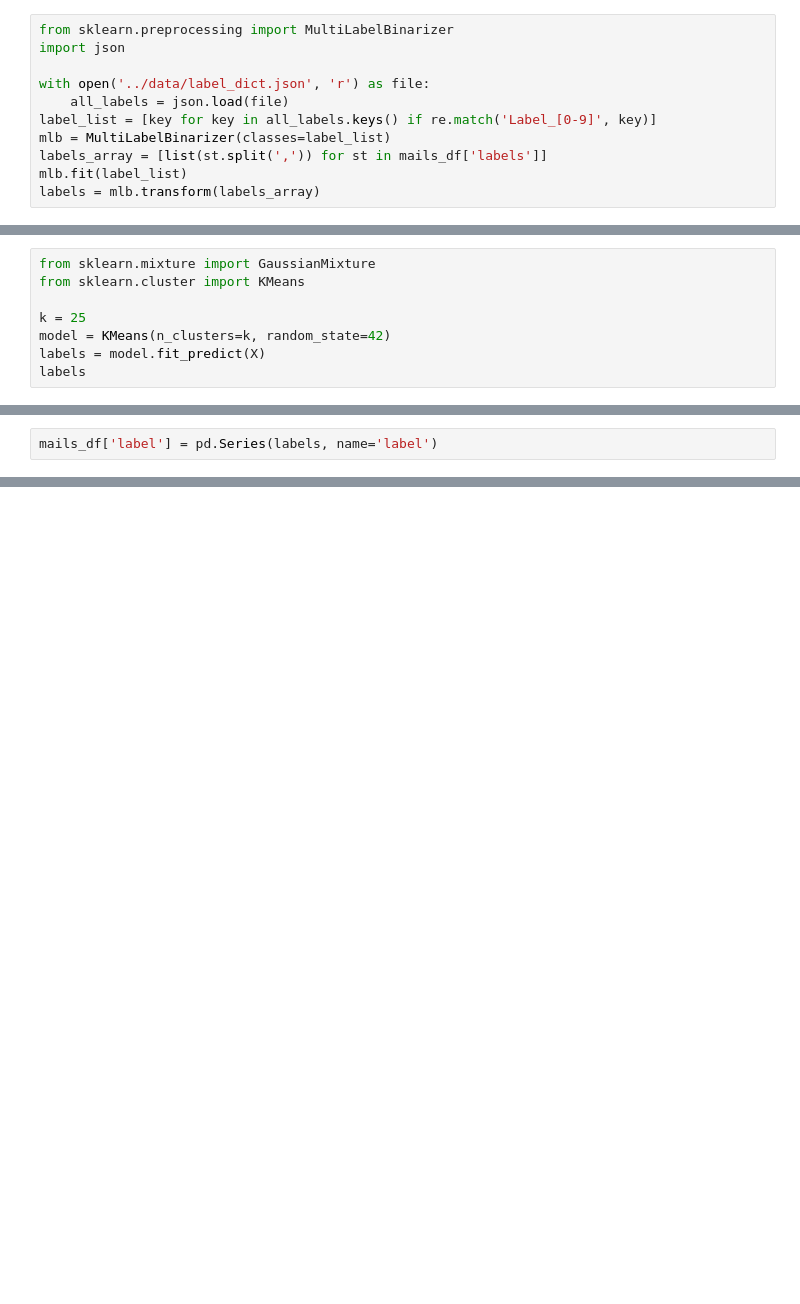
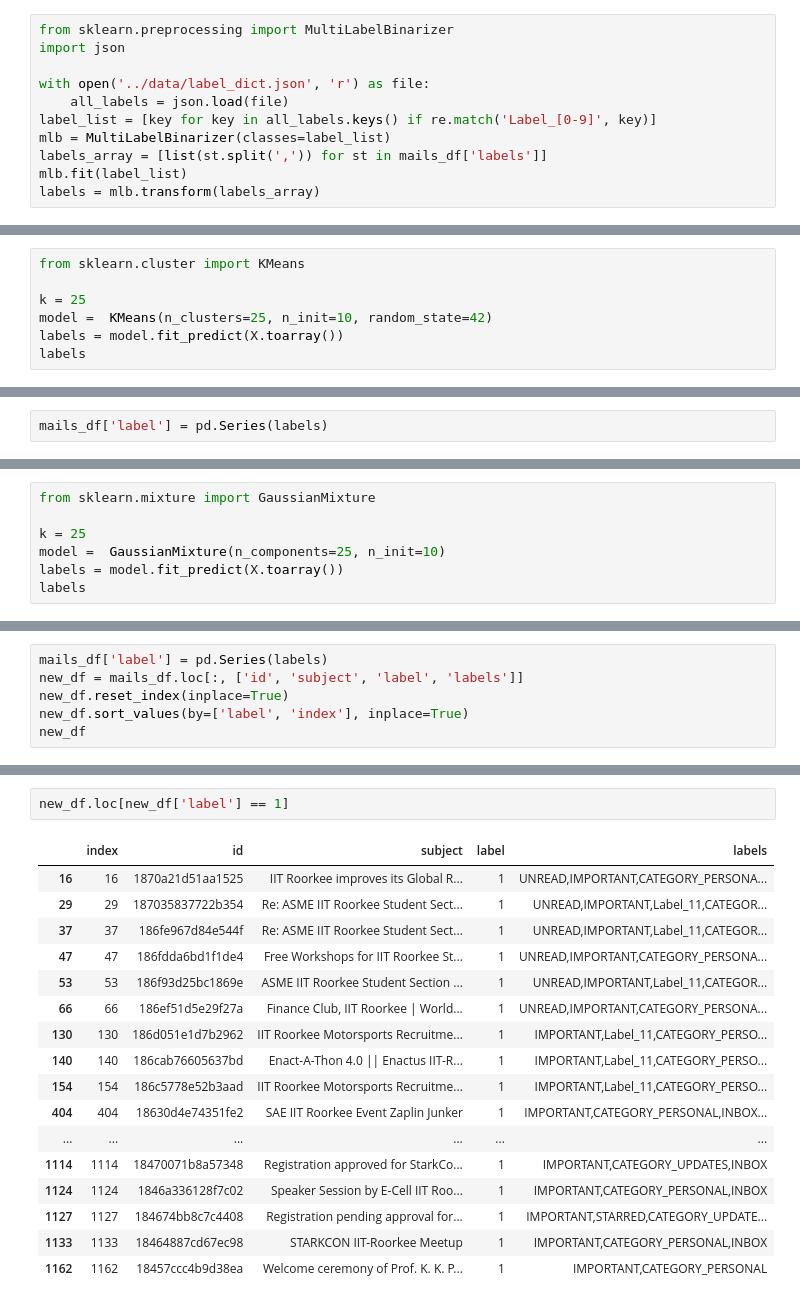
Before and after one commit to aakashks/gmail_organizer, a Jupyter notebook: notebooks/ML_unsupervised.ipynb, the cells around one changed output, grey strips where cells are left out. Drawn from its saved outputs; the diff is of its cells as text; blank space fills up the shorter version.

```diff
--- a/notebooks/ML_unsupervised.ipynb
+++ b/notebooks/ML_unsupervised.ipynb
@@ -83,9 +94,8 @@ print(X.shape, y.shape)
 # %%
-from sklearn.mixture import GaussianMixture
 from sklearn.cluster import KMeans
 
 k = 25
-model = KMeans(n_clusters=k, random_state=42)
-labels = model.fit_predict(X)
+model =  KMeans(n_clusters=25, n_init=10, random_state=42)
+labels = model.fit_predict(X.toarray())
 labels
 # %% [output]
@@ -97,3 +103,3 @@ numpy.ndarray
 # %%
-mails_df['label'] = pd.Series(labels, name='label')
+mails_df['label'] = pd.Series(labels)
 # %%
@@ -114,0 +211,7 @@ mails_df.loc[:,['subject', 'label']]
+# %%
+from sklearn.mixture import GaussianMixture
+
+k = 25
+model =  GaussianMixture(n_components=25, n_init=10)
+labels = model.fit_predict(X.toarray())
+labels
@@ -114,0 +228,6 @@ mails_df.loc[:,['subject', 'label']]
+# %%
+mails_df['label'] = pd.Series(labels)
+new_df = mails_df.loc[:, ['id', 'subject', 'label', 'labels']]
+new_df.reset_index(inplace=True)
+new_df.sort_values(by=['label', 'index'], inplace=True)
+new_df
@@ -114,0 +248,20 @@ mails_df.loc[:,['subject', 'label']]
+# %%
+new_df.loc[new_df['label'] == 1]
+# %% [output]
+|  | index | id | subject | label | labels |
+| 16 | 16 | 1870a21d51aa1525 | IIT Roorkee improves its Global R... | 1 | UNREAD,IMPORTANT,CATEGORY_PERSONA... |
+| 29 | 29 | 187035837722b354 | Re: ASME IIT Roorkee Student Sect... | 1 | UNREAD,IMPORTANT,Label_11,CATEGOR... |
+| 37 | 37 | 186fe967d84e544f | Re: ASME IIT Roorkee Student Sect... | 1 | UNREAD,IMPORTANT,Label_11,CATEGOR... |
+| 47 | 47 | 186fdda6bd1f1de4 | Free Workshops for IIT Roorkee St... | 1 | UNREAD,IMPORTANT,CATEGORY_PERSONA... |
+| 53 | 53 | 186f93d25bc1869e | ASME IIT Roorkee Student Section ... | 1 | UNREAD,IMPORTANT,Label_11,CATEGOR... |
+| 66 | 66 | 186ef51d5e29f27a | Finance Club, IIT Roorkee | World... | 1 | UNREAD,IMPORTANT,CATEGORY_PERSONA... |
+| 130 | 130 | 186d051e1d7b2962 | IIT Roorkee Motorsports Recruitme... | 1 | IMPORTANT,Label_11,CATEGORY_PERSO... |
+| 140 | 140 | 186cab76605637bd | Enact-A-Thon 4.0 || Enactus IIT-R... | 1 | IMPORTANT,Label_11,CATEGORY_PERSO... |
+| 154 | 154 | 186c5778e52b3aad | IIT Roorkee Motorsports Recruitme... | 1 | IMPORTANT,Label_11,CATEGORY_PERSO... |
+| 404 | 404 | 18630d4e74351fe2 | SAE IIT Roorkee Event Zaplin Junker | 1 | IMPORTANT,CATEGORY_PERSONAL,INBOX... |
+| ... | ... | ... | ... | ... | ... |
+| 1114 | 1114 | 18470071b8a57348 | Registration approved for StarkCo... | 1 | IMPORTANT,CATEGORY_UPDATES,INBOX |
+| 1124 | 1124 | 1846a336128f7c02 | Speaker Session by E-Cell IIT Roo... | 1 | IMPORTANT,CATEGORY_PERSONAL,INBOX |
+| 1127 | 1127 | 184674bb8c7c4408 | Registration pending approval for... | 1 | IMPORTANT,STARRED,CATEGORY_UPDATE... |
+| 1133 | 1133 | 18464887cd67ec98 | STARKCON IIT-Roorkee Meetup | 1 | IMPORTANT,CATEGORY_PERSONAL,INBOX |
+| 1162 | 1162 | 18457ccc4b9d38ea | Welcome ceremony of Prof. K. K. P... | 1 | IMPORTANT,CATEGORY_PERSONAL |
```
Also changed, not shown: parts of 26 cells of this notebook.
